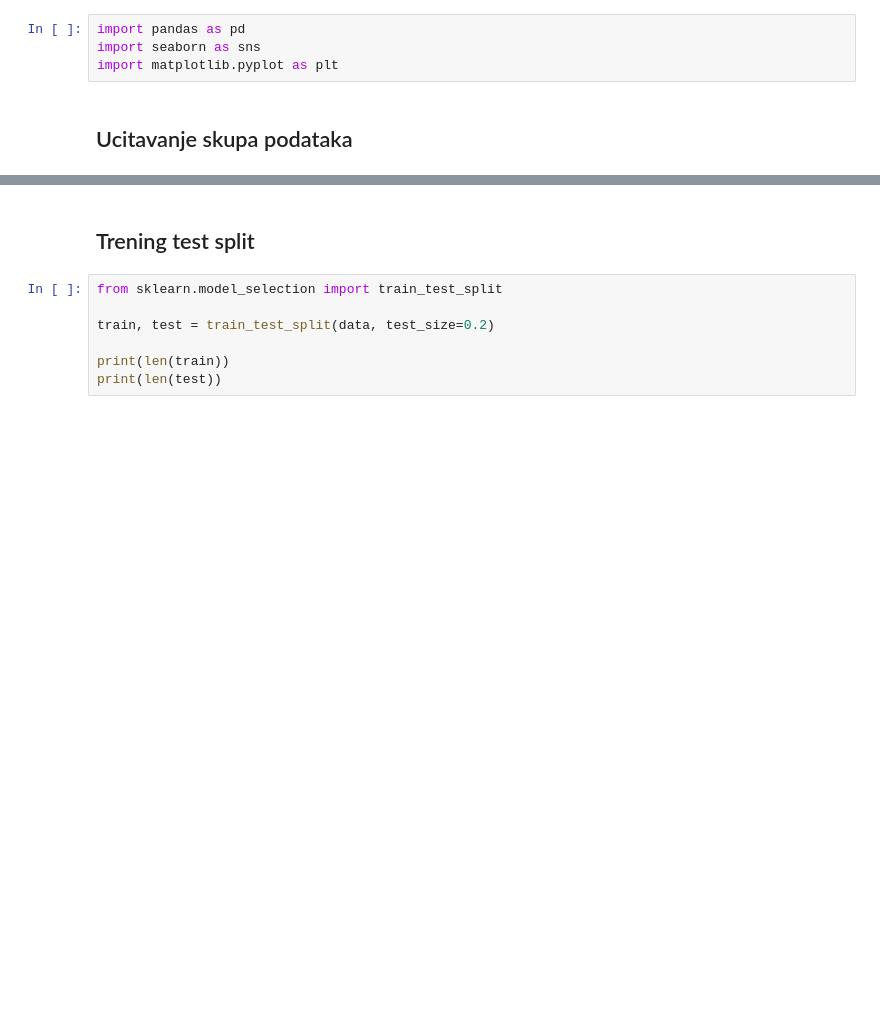
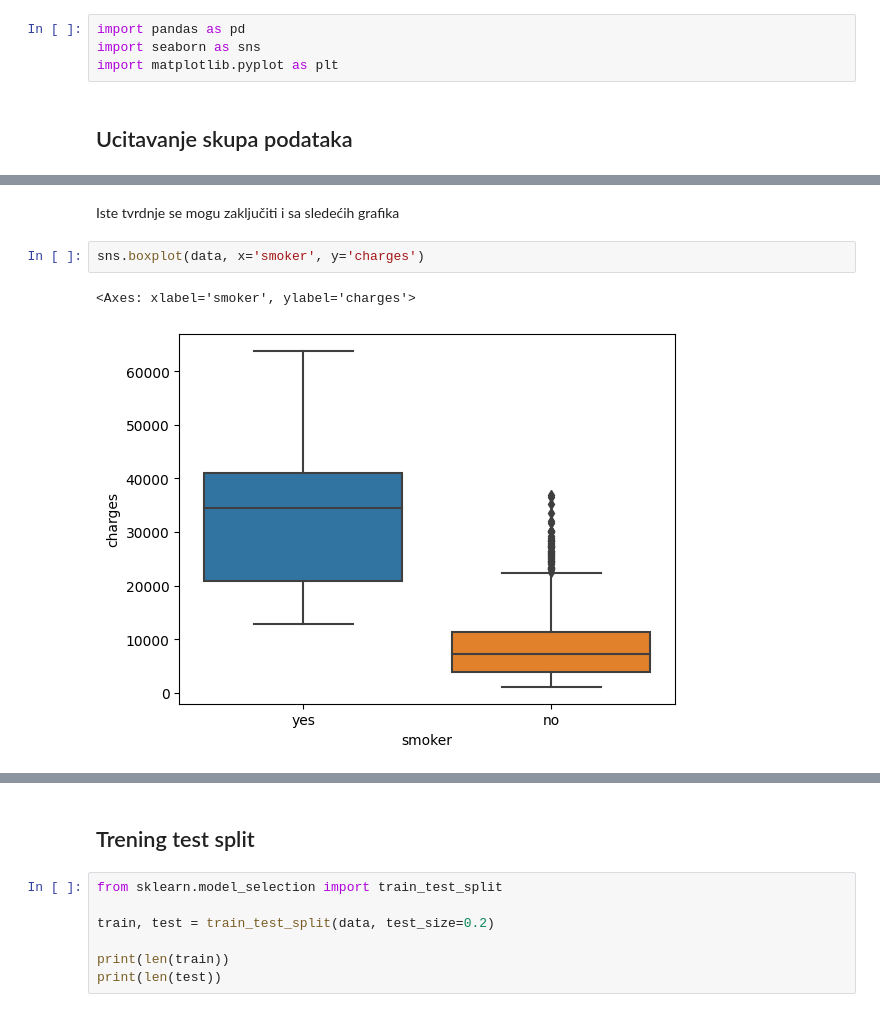
Before and after one commit to rat-nick/ml-lab, a Jupyter notebook: Linearna-Regresija.ipynb, the cells around one changed output, grey strips where cells are left out. Cells and saved outputs as stored; diff of their text form; blank space fills up the shorter version.

```diff
--- a/Linearna-Regresija.ipynb
+++ b/Linearna-Regresija.ipynb
@@ -63,0 +88,7 @@ sns.box(data, x='smoker', y='charges')
+# %% [markdown]
+Iste tvrdnje se mogu zaključiti i sa sledećih grafika
+# %%
+sns.boxplot(data, x='smoker', y='charges')
+# %% [output]
+<Axes: xlabel='smoker', ylabel='charges'>
+[figure, added]
```
Also changed, not shown: parts of 16 cells of this notebook.
